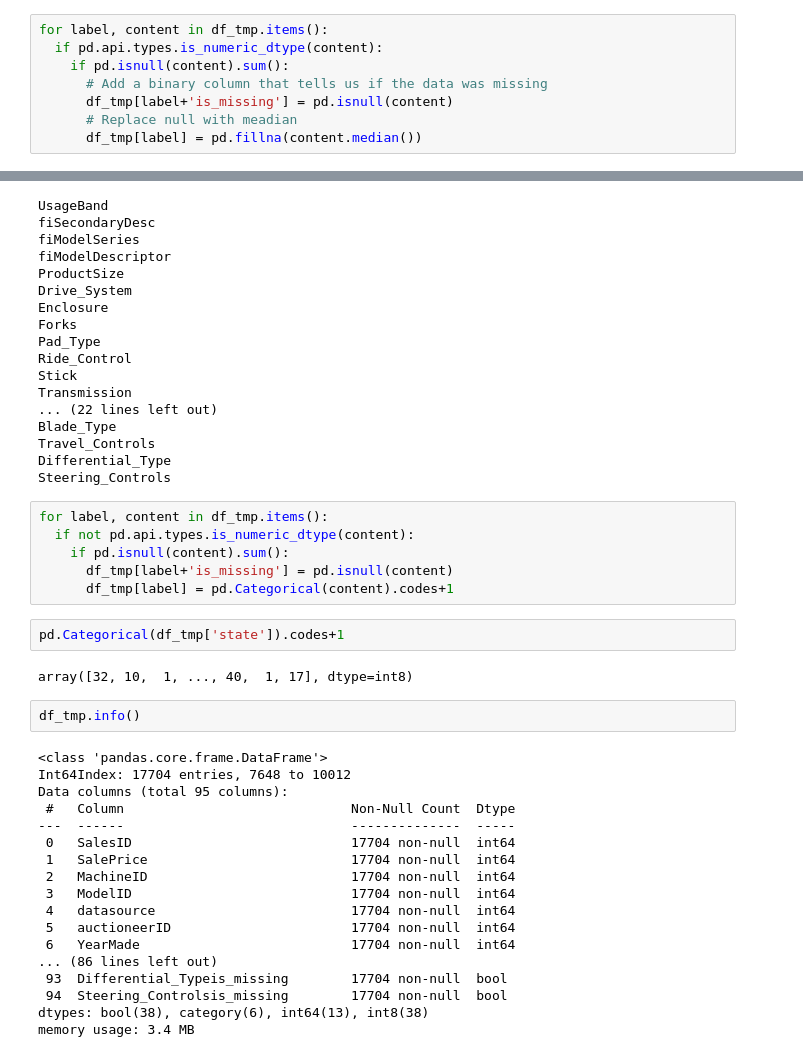
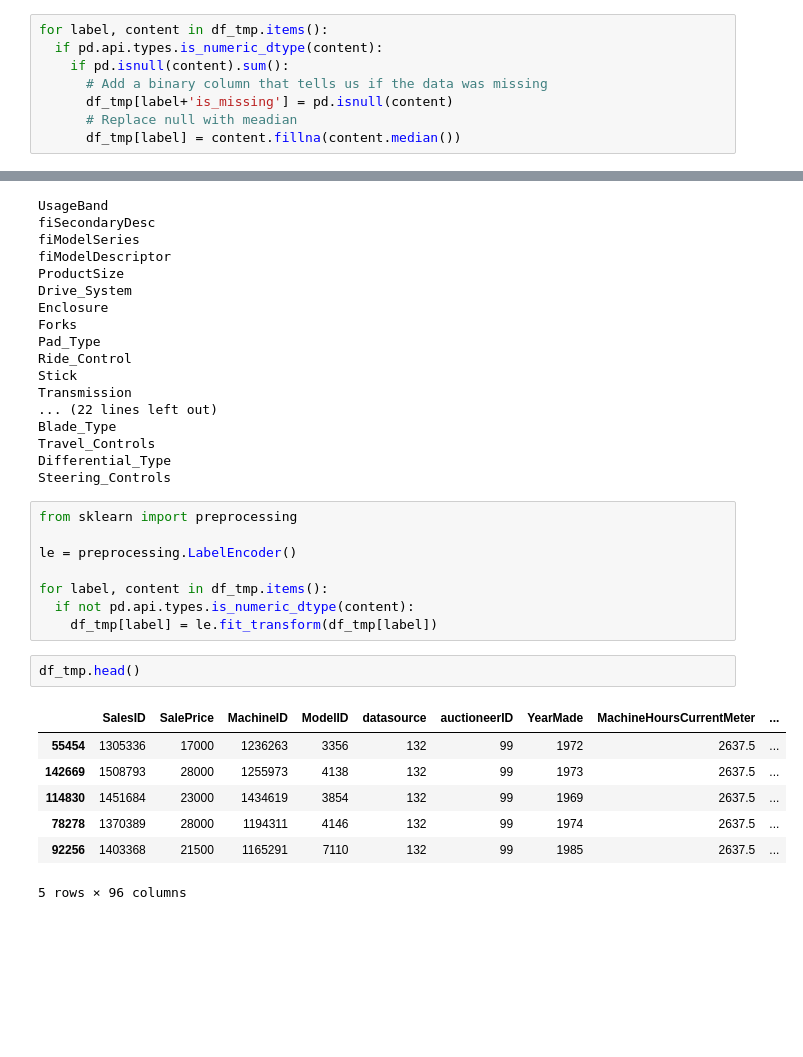
Before and after one commit to shubh-mishra/Bulldozer-price-prediction, a Jupyter notebook: bulldozer_price_prediction.ipynb, the cells around one changed output, grey strips where cells are left out. Cells and saved outputs as stored; diff of their text form; blank space fills up the shorter version.

```diff
--- a/bulldozer_price_prediction.ipynb
+++ b/bulldozer_price_prediction.ipynb
@@ -501,7 +505,7 @@ for label, content in df_tmp.items():
       # Add a binary column that tells us if the data was missing
       df_tmp[label+'is_missing'] = pd.isnull(content)
       # Replace null with meadian
-      df_tmp[label] = pd.fillna(content.median())
+      df_tmp[label] = content.fillna(content.median())
 # %%
 df_tmp.isna().sum()
 # %% [output]
@@ -548,32 +552,20 @@ Travel_Controls
 Differential_Type
 Steering_Controls
 # %%
+from sklearn import preprocessing
+
+le = preprocessing.LabelEncoder()
+
 for label, content in df_tmp.items():
   if not pd.api.types.is_numeric_dtype(content):
-    if pd.isnull(content).sum():
-      df_tmp[label+'is_missing'] = pd.isnull(content)
-      df_tmp[label] = pd.Categorical(content).codes+1
+    df_tmp[label] = le.fit_transform(df_tmp[label])
-# %%
-pd.Categorical(df_tmp['state']).codes+1
-# %% [output]
-array([32, 10,  1, ..., 40,  1, 17], dtype=int8)
 # %%
-df_tmp.info()
+df_tmp.head()
 # %% [output]
+|  | SalesID | SalePrice | MachineID | ModelID | datasource | auctioneerID | YearMade | MachineHoursCurrentMeter | ... |
+| 55454 | 1305336 | 17000 | 1236263 | 3356 | 132 | 99 | 1972 | 2637.5 | ... |
+| 142669 | 1508793 | 28000 | 1255973 | 4138 | 132 | 99 | 1973 | 2637.5 | ... |
+| 114830 | 1451684 | 23000 | 1434619 | 3854 | 132 | 99 | 1969 | 2637.5 | ... |
+| 78278 | 1370389 | 28000 | 1194311 | 4146 | 132 | 99 | 1974 | 2637.5 | ... |
+| 92256 | 1403368 | 21500 | 1165291 | 7110 | 132 | 99 | 1985 | 2637.5 | ... |
-<class 'pandas.core.frame.DataFrame'>
-Int64Index: 17704 entries, 7648 to 10012
-Data columns (total 95 columns):
- #   Column                             Non-Null Count  Dtype
----  ------                             --------------  -----
- 0   SalesID                            17704 non-null  int64
- 1   SalePrice                          17704 non-null  int64
- 2   MachineID                          17704 non-null  int64
- 3   ModelID                            17704 non-null  int64
- 4   datasource                         17704 non-null  int64
- 5   auctioneerID                       17704 non-null  int64
- 6   YearMade                           17704 non-null  int64
-... (86 lines left out)
- 93  Differential_Typeis_missing        17704 non-null  bool
- 94  Steering_Controlsis_missing        17704 non-null  bool
-dtypes: bool(38), category(6), int64(13), int8(38)
-memory usage: 3.4 MB
+5 rows × 96 columns
```
Also changed, not shown: parts of 28 cells of this notebook.
